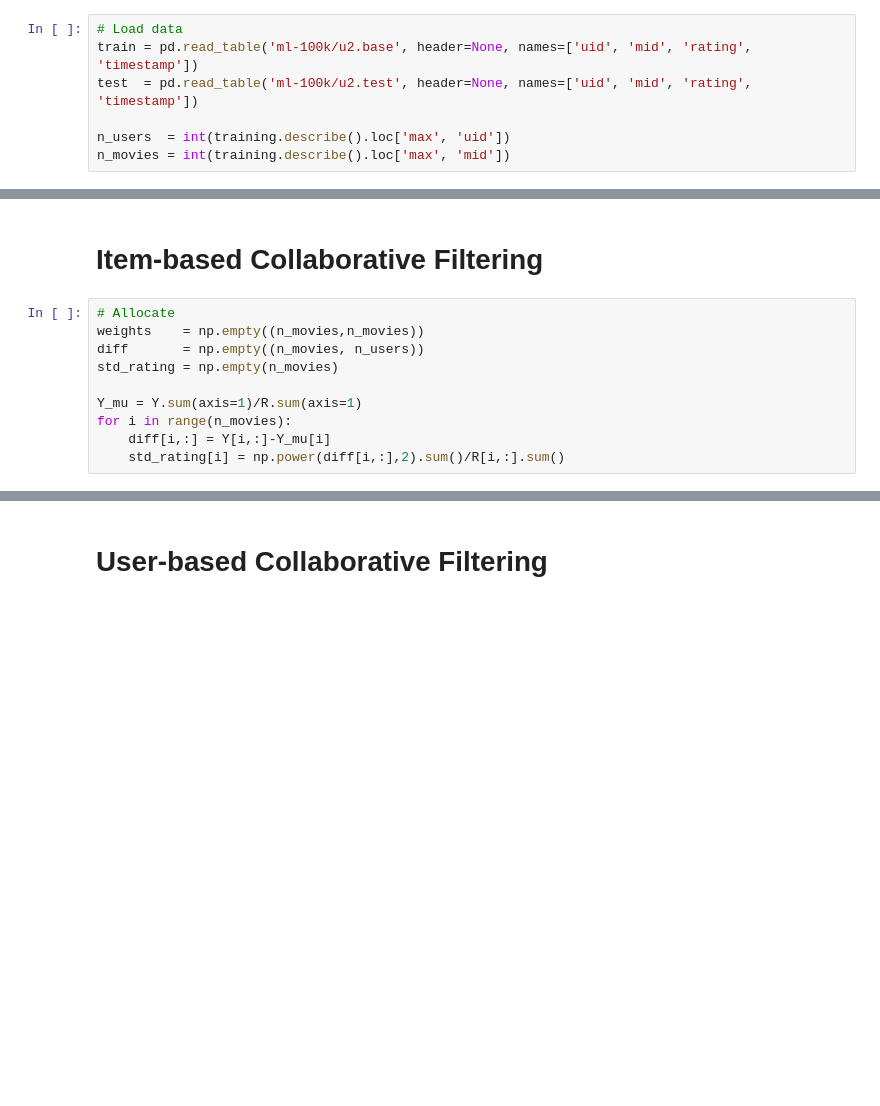
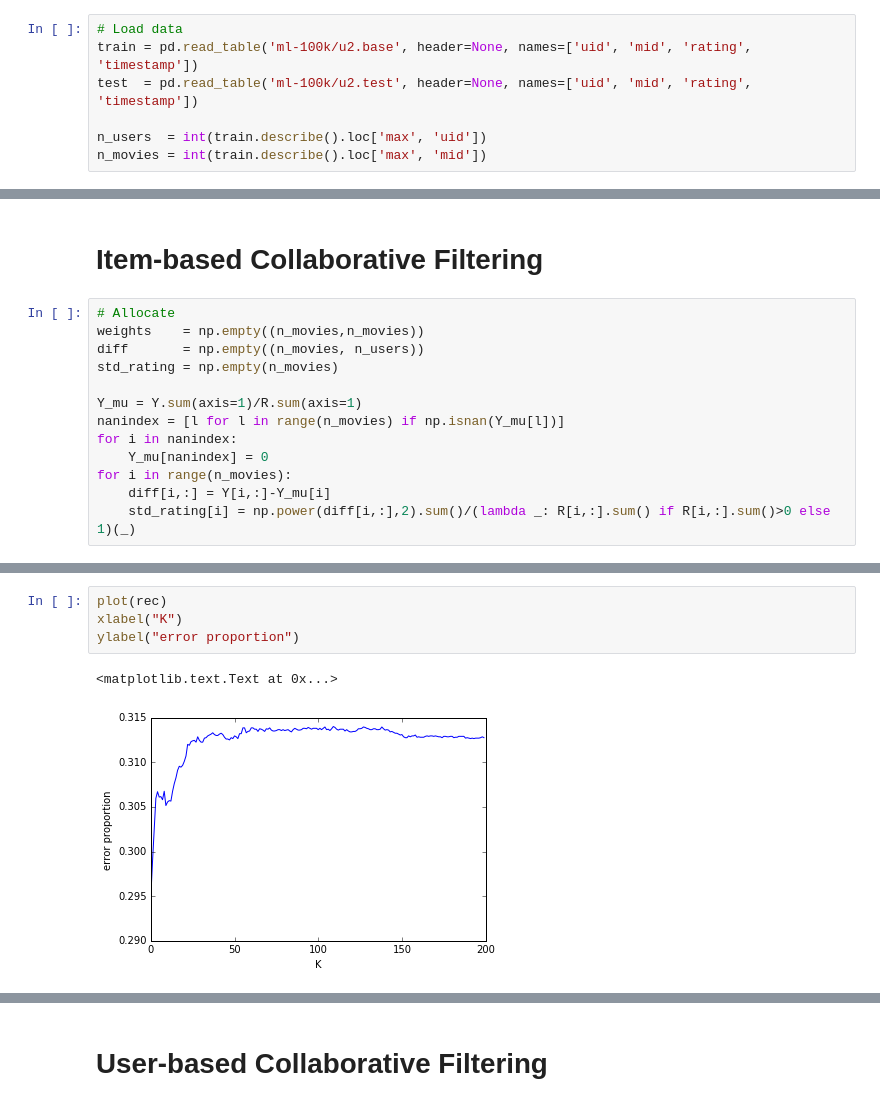
Before and after one commit to travishsu/movieLensCF, a Jupyter notebook: Present.ipynb, the cells around one changed output, grey strips where cells are left out. Cells and saved outputs as stored; diff of their text form; blank space fills up the shorter version.

```diff
--- a/Present.ipynb
+++ b/Present.ipynb
@@ -6,5 +8,5 @@ import numpy as np
 train = pd.read_table('ml-100k/u2.base', header=None, names=['uid', 'mid', 'rating', 'timestamp'])
 test  = pd.read_table('ml-100k/u2.test', header=None, names=['uid', 'mid', 'rating', 'timestamp'])
 
-n_users  = int(training.describe().loc['max', 'uid'])
-n_movies = int(training.describe().loc['max', 'mid'])
+n_users  = int(train.describe().loc['max', 'uid'])
+n_movies = int(train.describe().loc['max', 'mid'])
@@ -24,9 +29,12 @@ diff       = np.empty((n_movies, n_users))
 std_rating = np.empty(n_movies)
 
 Y_mu = Y.sum(axis=1)/R.sum(axis=1)
+nanindex = [l for l in range(n_movies) if np.isnan(Y_mu[l])]
+for i in nanindex:
+    Y_mu[nanindex] = 0
 for i in range(n_movies):
     diff[i,:] = Y[i,:]-Y_mu[i]
-    std_rating[i] = np.power(diff[i,:],2).sum()/R[i,:].sum()
+    std_rating[i] = np.power(diff[i,:],2).sum()/(lambda _: R[i,:].sum() if R[i,:].sum()>0 else 1)(_)
 # %%
 # Weighting (Pearson correlation)
 for i in range(n_movies):
@@ -35,3 +69,10 @@ for i in range(n_movies):
+# %%
+plot(rec)
+xlabel("K")
+ylabel("error proportion")
+# %% [output]
+<matplotlib.text.Text at 0x...>
+[figure, added]
 # %%
 # Predict
 pred_correlation = np.empty(test.shape[0])
```
Also changed, not shown: parts of 19 cells of this notebook.
